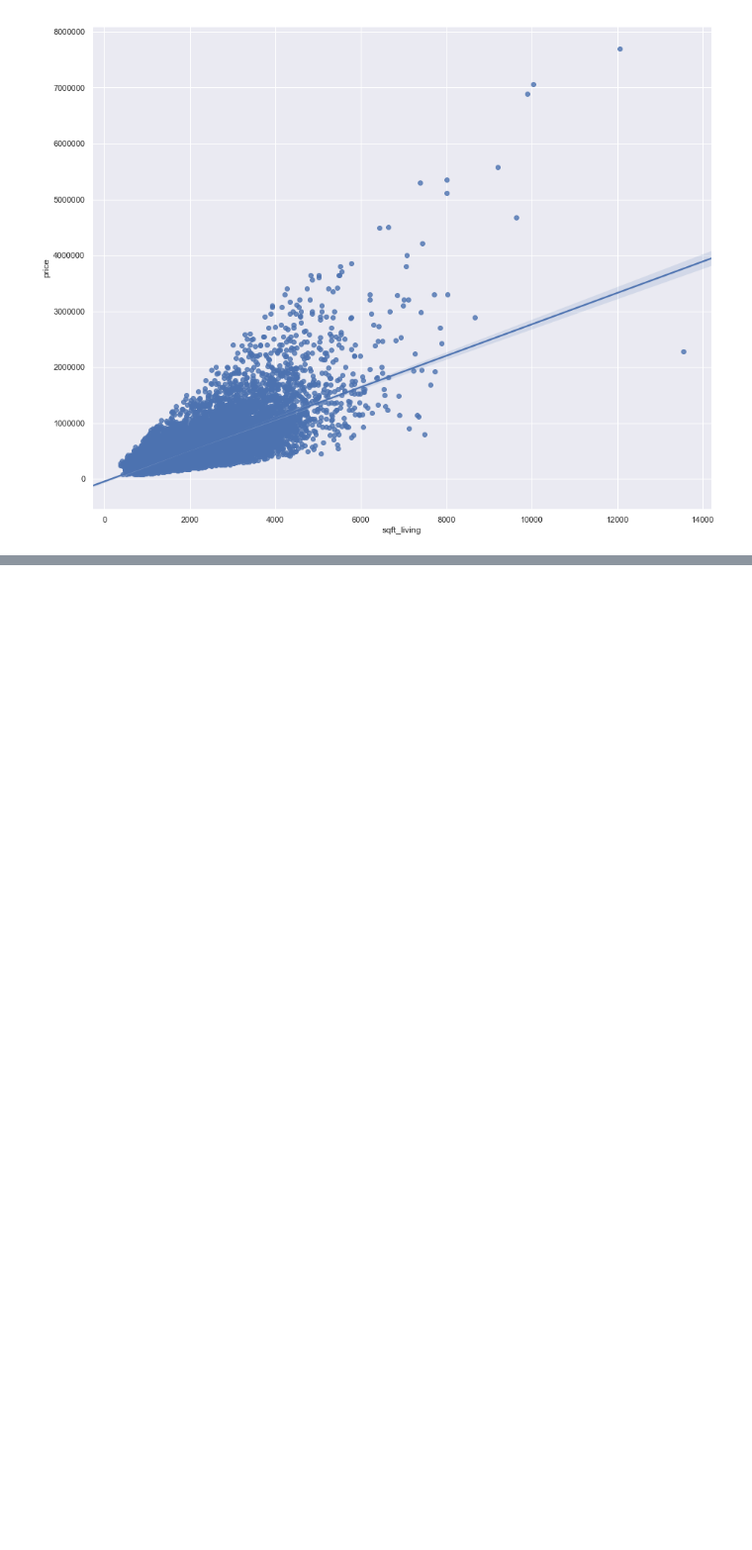
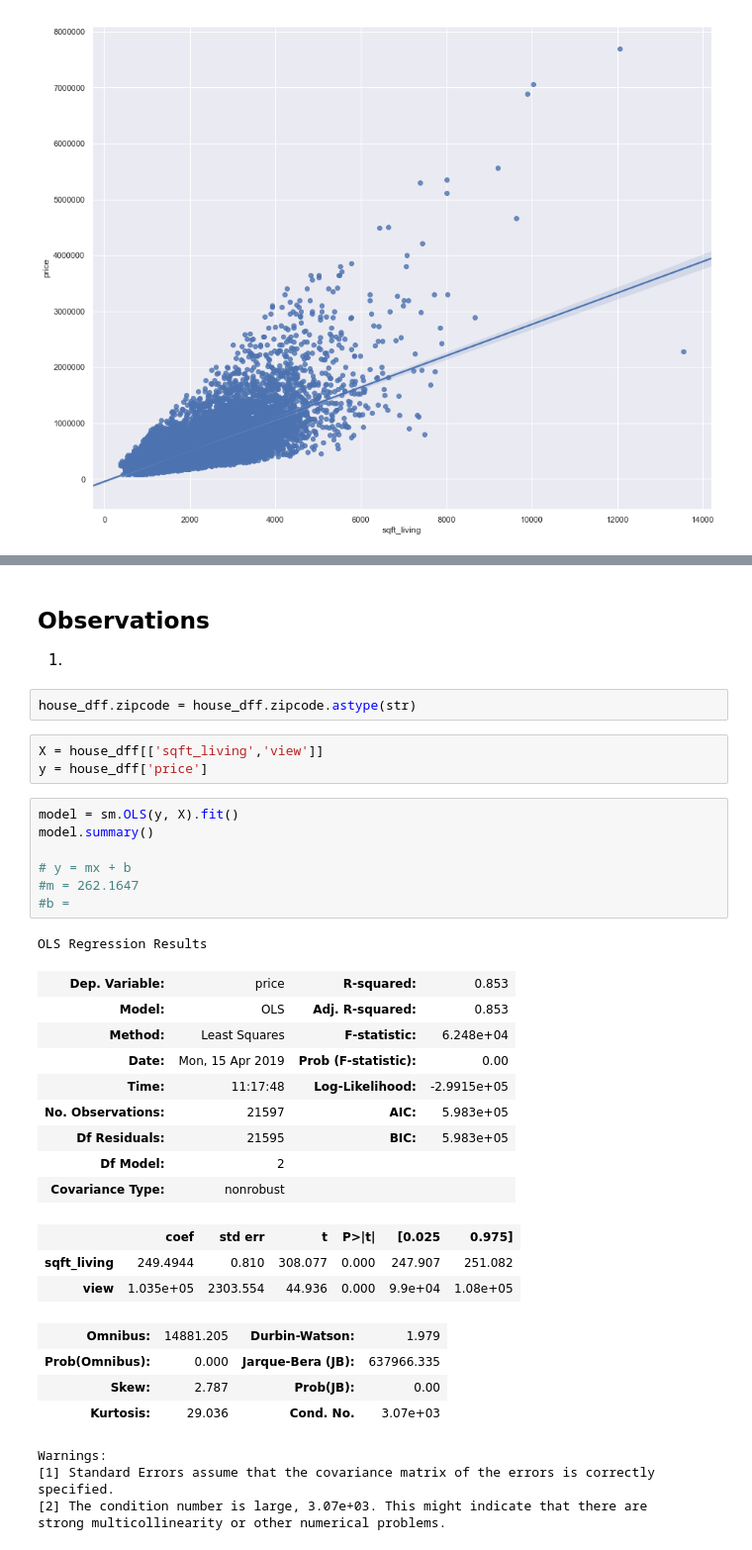
Before and after one commit to A92e/kingcountyWA_home_price_predictor, a Jupyter notebook: WIP_notebook.ipynb, the cells around one changed output, grey strips where cells are left out. Shown: that part at 99% size. Saved outputs shown, nothing was run; the diff lists cells and outputs as text; blank space fills up the shorter version.

```diff
--- a/WIP_notebook.ipynb
+++ b/WIP_notebook.ipynb
@@ -253,0 +421,37 @@ sns.regplot(x=x,y=y,data=house_df);
+# %% [markdown]
+## Observations
+1)
+# %%
+house_dff.zipcode = house_dff.zipcode.astype(str)
+# %%
+X = house_dff[['sqft_living','view']]
+y = house_dff['price']
+# %%
+model = sm.OLS(y, X).fit()
+model.summary()
+
+# y = mx + b
+#m = 262.1647
+#b =
+# %% [output]
+OLS Regression Results
+| Dep. Variable: | price | R-squared: | 0.853 |
+| Model: | OLS | Adj. R-squared: | 0.853 |
+| Method: | Least Squares | F-statistic: | 6.248e+04 |
+| Date: | Mon, 15 Apr 2019 | Prob (F-statistic): | 0.00 |
+| Time: | 11:17:48 | Log-Likelihood: | -2.9915e+05 |
+| No. Observations: | 21597 | AIC: | 5.983e+05 |
+| Df Residuals: | 21595 | BIC: | 5.983e+05 |
+| Df Model: | 2 |  |  |
+| Covariance Type: | nonrobust |  |  |
+|  | coef | std err | t | P>|t| | [0.025 | 0.975] |
+| sqft_living | 249.4944 | 0.810 | 308.077 | 0.000 | 247.907 | 251.082 |
+| view | 1.035e+05 | 2303.554 | 44.936 | 0.000 | 9.9e+04 | 1.08e+05 |
+| Omnibus: | 14881.205 | Durbin-Watson: | 1.979 |
+| Prob(Omnibus): | 0.000 | Jarque-Bera (JB): | 637966.335 |
+| Skew: | 2.787 | Prob(JB): | 0.00 |
+| Kurtosis: | 29.036 | Cond. No. | 3.07e+03 |
+Warnings:
+[1] Standard Errors assume that the covariance matrix of the errors is correctly specified.
+[2] The condition number is large, 3.07e+03. This might indicate that there are
+strong multicollinearity or other numerical problems.
```
Also changed, not shown: parts of 28 cells of this notebook.
